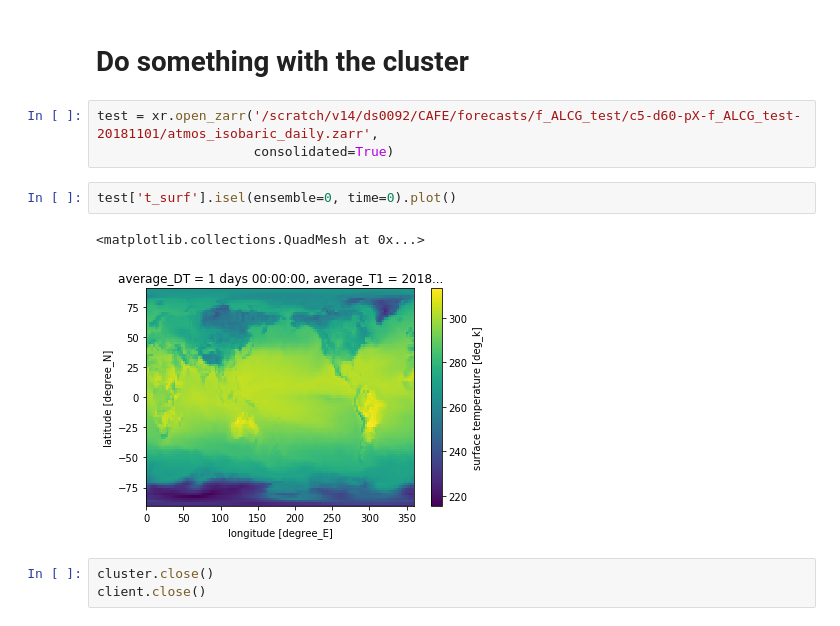
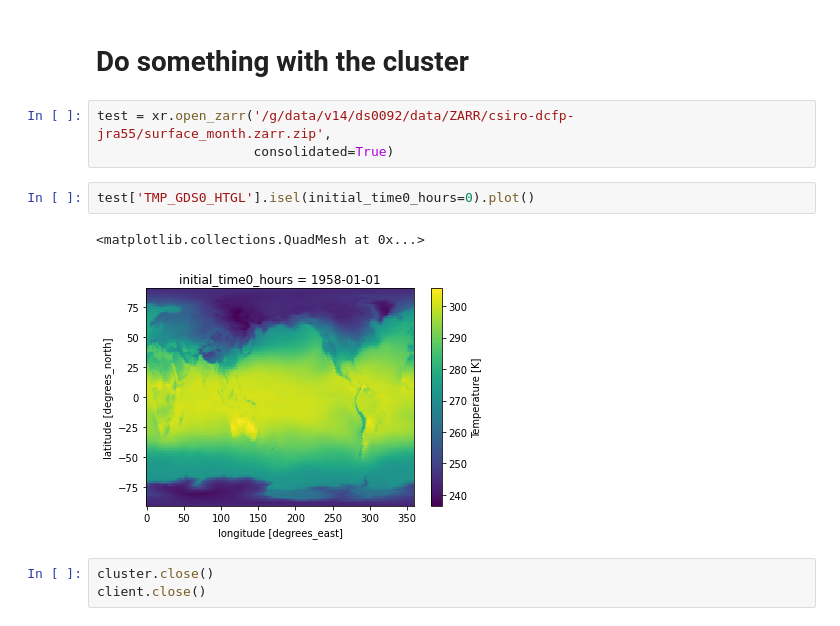
Before and after one commit to csiro-dcfp/pangeo_hpc, a Jupyter notebook: notebooks/run_dask-jobqueue_Gadi.ipynb, the cells around one changed output. Drawn from its saved outputs; the diff is of its cells as text.

```diff
--- a/notebooks/run_dask-jobqueue_Gadi.ipynb
+++ b/notebooks/run_dask-jobqueue_Gadi.ipynb
@@ -45,13 +27,13 @@ OSError: Timed out trying to connect to 'tcp://10.6.43.43:40779' after 10 s: Tim
 # %% [markdown]
 # Do something with the cluster
 # %%
-test = xr.open_zarr('/scratch/v14/ds0092/CAFE/forecasts/f_ALCG_test/c5-d60-pX-f_ALCG_test-20181101/atmos_isobaric_daily.zarr',
+test = xr.open_zarr('/g/data/v14/ds0092/data/ZARR/csiro-dcfp-jra55/surface_month.zarr.zip',
                     consolidated=True)
 # %%
-test['t_surf'].isel(ensemble=0, time=0).plot()
+test['TMP_GDS0_HTGL'].isel(initial_time0_hours=0).plot()
 # %% [output]
 <matplotlib.collections.QuadMesh at 0x...>
-[figure, old version]
+[figure, new version]
 # %%
 cluster.close()
 client.close()
```
Also changed, not shown: parts of 3 cells of this notebook, 1 other file.
